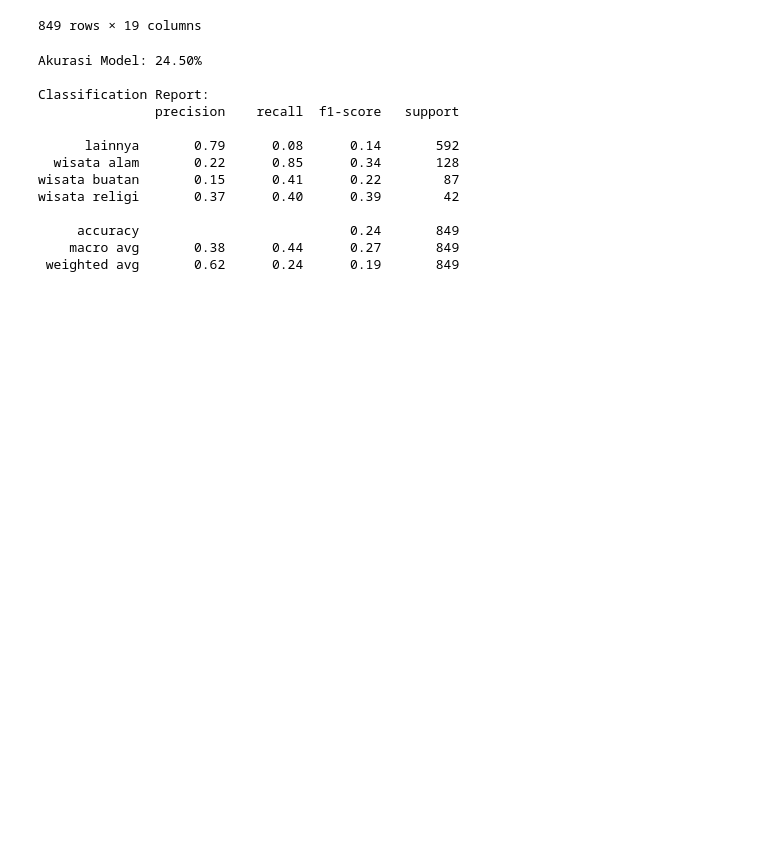
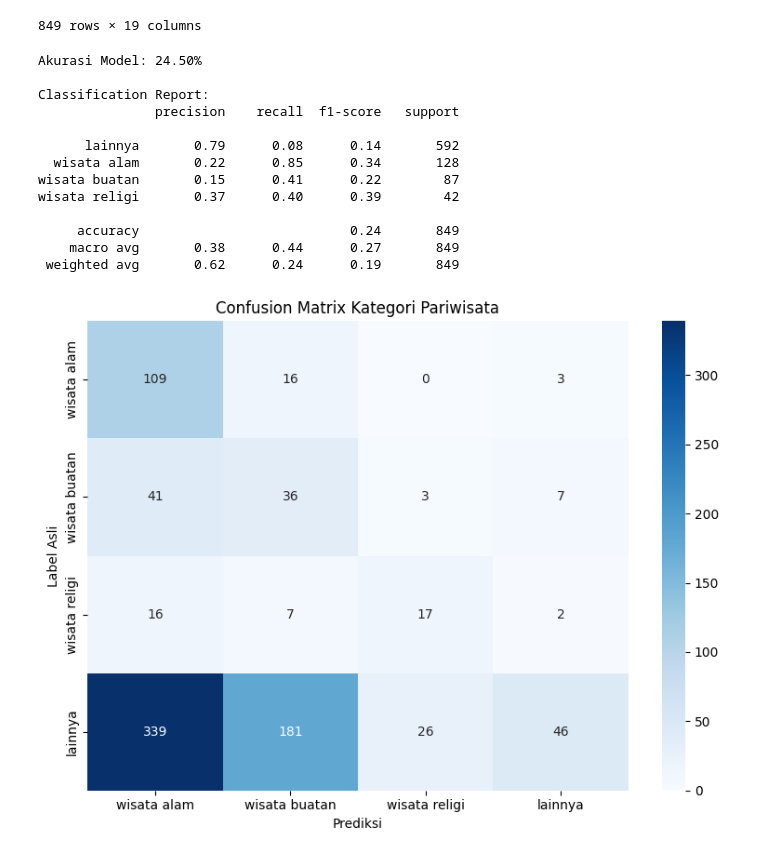
Before and after one commit to Makmunalji/PROJEK_IBM, a Jupyter notebook: PROJEK_IBM_GRANITE_3.ipynb, the cells around one changed output. Saved outputs shown, nothing was run; the diff lists cells and outputs as text; code cells hidden in the pictures; blank space fills up the shorter version.

```diff
--- a/PROJEK_IBM_GRANITE_3.ipynb
+++ b/PROJEK_IBM_GRANITE_3.ipynb
@@ -599,3 +599,38 @@ wisata religi       0.37      0.40      0.39        42
      accuracy                           0.24       849
     macro avg       0.38      0.44      0.27       849
  weighted avg       0.62      0.24      0.19       849
+# %%
+import pandas as pd
+import matplotlib.pyplot as plt
+import seaborn as sns
+from sklearn.metrics import confusion_matrix, ConfusionMatrixDisplay
+
+# 1. Load data hasil prediksi
+df = pd.read_csv('analysis_with_ibm_granite.csv')
+
+# 2. Normalisasi label
+df['label'] = df['label'].str.lower()
+df['kategori_pariwisata'] = df['kategori_pariwisata'].str.lower()
+
+# 3. Filter hanya label yang valid
+valid_labels = ['wisata alam', 'wisata buatan', 'wisata religi', 'lainnya']
+df = df[
+    df['label'].isin(valid_labels) &
+    df['kategori_pariwisata'].isin(valid_labels)
+]
+
+# 4. Hitung confusion matrix
+cm = confusion_matrix(df['label'], df['kategori_pariwisata'], labels=valid_labels)
+
+# 5. Buat visualisasi
+plt.figure(figsize=(8,6))
+sns.heatmap(cm, annot=True, fmt='d', cmap='Blues',
+            xticklabels=valid_labels,
+            yticklabels=valid_labels)
+plt.xlabel('Prediksi')
+plt.ylabel('Label Asli')
+plt.title('Confusion Matrix Kategori Pariwisata')
+plt.tight_layout()
+plt.show()
+# %% [output]
+[figure, added]
```
